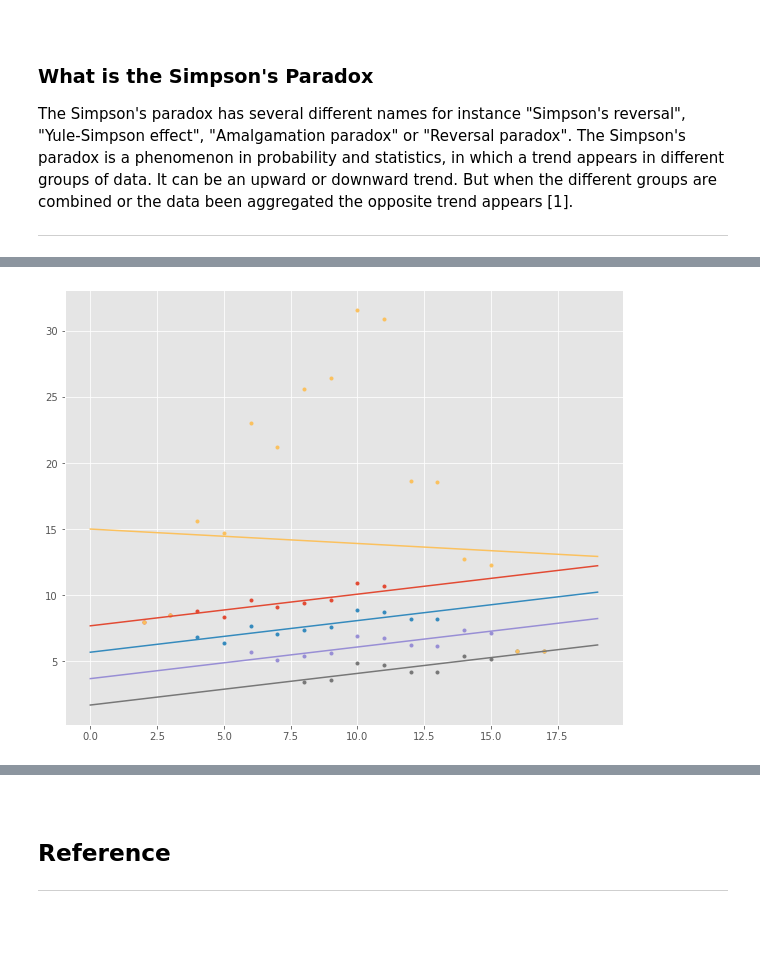
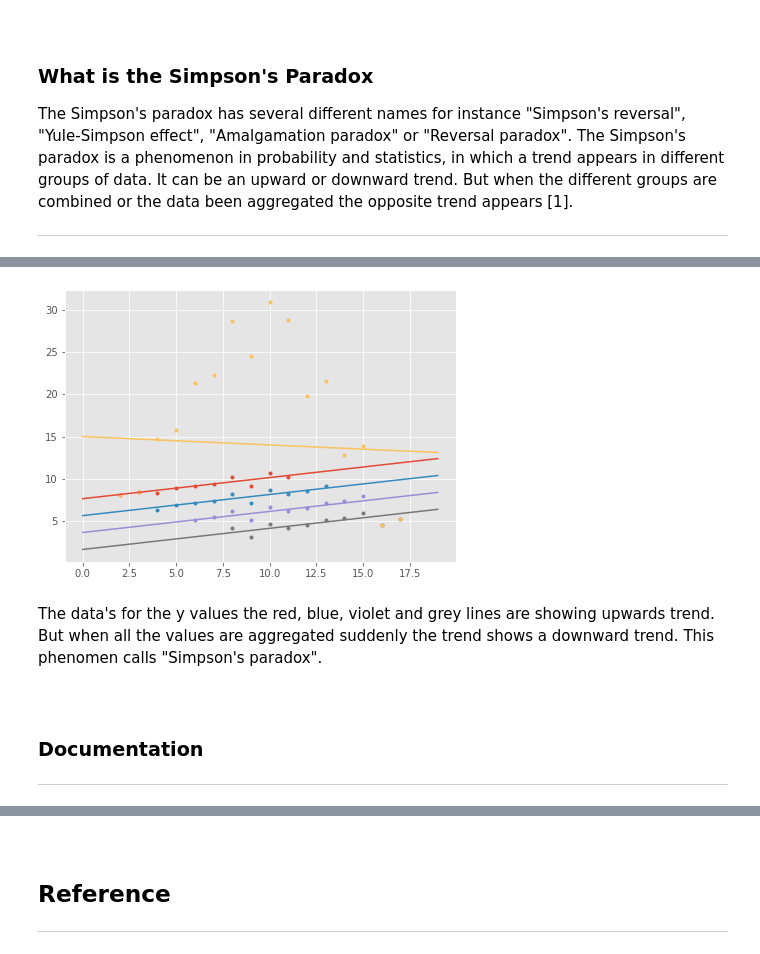
Before and after one commit to Silvio622/foda-task2020, a Jupyter notebook: Tasks for Fundamentals of Data Analysis.ipynb, the cells around one changed output, grey strips where cells are left out. Saved outputs shown, nothing was run; the diff lists cells and outputs as text; code cells hidden in the pictures; blank space fills up the shorter version.

Commit message:
finish Task 4 Simpson's paradox

```diff
--- a/Tasks for Fundamentals of Data Analysis.ipynb
+++ b/Tasks for Fundamentals of Data Analysis.ipynb
@@ -639,23 +639,30 @@ df
 # %%
 import matplotlib.pyplot as plt
 %matplotlib inline
 
 plt.style.use('ggplot') # global parameters for pyplot for "ggplot" plot style
-plt.rcParams['figure.figsize'] = 10, 8 # global parameters for pyplot increase the plot size
+plt.rcParams['figure.figsize'] = 7, 5 # global parameters for pyplot increase the plot size
 
 
 plt.plot(df['y1 Values'], '.')
 plt.plot(df['y2 Values'], '.')
 plt.plot(df['y3 Values'], '.')
 plt.plot(df['y4 Values'], '.')
 plt.plot(df['Sum Row'], '.')
 
 # plot for each graph the regression line
 plt.plot(df.index,coeffs1[0] * df.index + coeffs1[1],'C0')
 plt.plot(df.index,coeffs2[0] * df.index + coeffs2[1],'C1')
 plt.plot(df.index,coeffs3[0] * df.index + coeffs3[1],'C2')
 plt.plot(df.index,coeffs4[0] * df.index + coeffs4[1],'C3')
 plt.plot(df.index,coeffs5[0] * df.index + coeffs5[1],'C4')
 plt.show()
 # %% [output]
-[figure, old version]
+[figure, new version]
+# %% [markdown]
+The data's for the y values the red, blue, violet and grey lines are showing upwards trend. But when all the values are aggregated suddenly the trend shows a downward trend. This phenomen calls "Simpson's paradox".
+# %% [markdown]
+<br>
+
+### Documentation
+***
```
Also changed, not shown: parts of 7 cells of this notebook, 1 other file.
